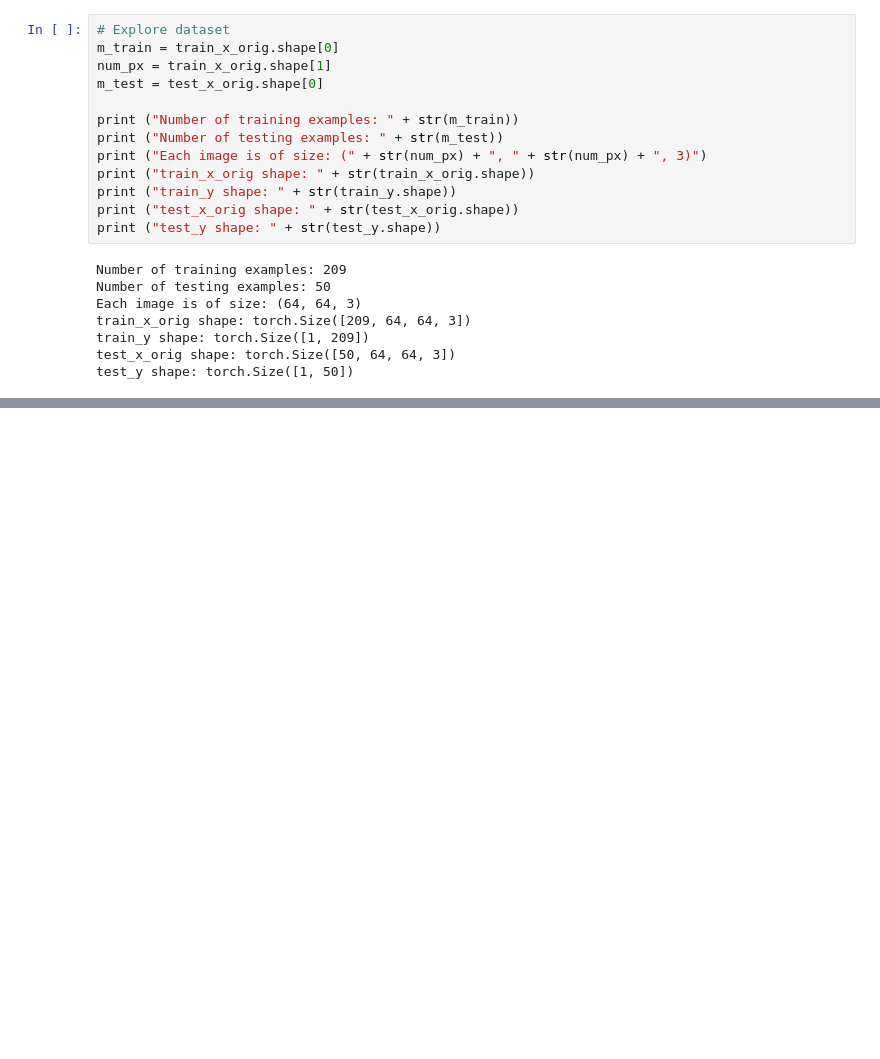
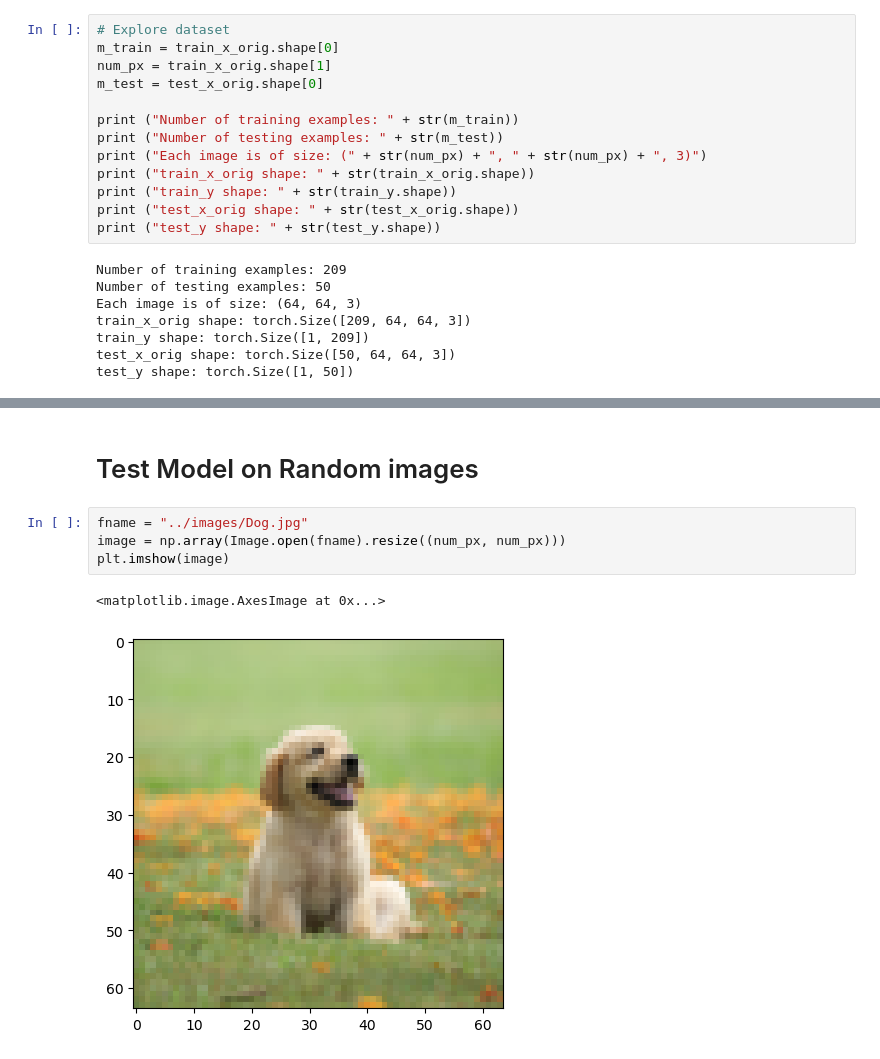
Before and after one commit to ankush-003/torch-101, a Jupyter notebook: nn_from_scratch/catvsdog.ipynb, the cells around one changed output, grey strips where cells are left out. Cells and saved outputs as stored; diff of their text form; blank space fills up the shorter version.

```diff
--- a/nn_from_scratch/catvsdog.ipynb
+++ b/nn_from_scratch/catvsdog.ipynb
@@ -150,0 +167,9 @@ Test accuracy: 0.6400
+# %% [markdown]
+# Test Model on Random images
+# %%
+fname = "../images/Dog.jpg"
+image = np.array(Image.open(fname).resize((num_px, num_px)))
+plt.imshow(image)
+# %% [output]
+<matplotlib.image.AxesImage at 0x...>
+[figure, added]
```
Also changed, not shown: parts of 7 cells of this notebook, 9 other files.
